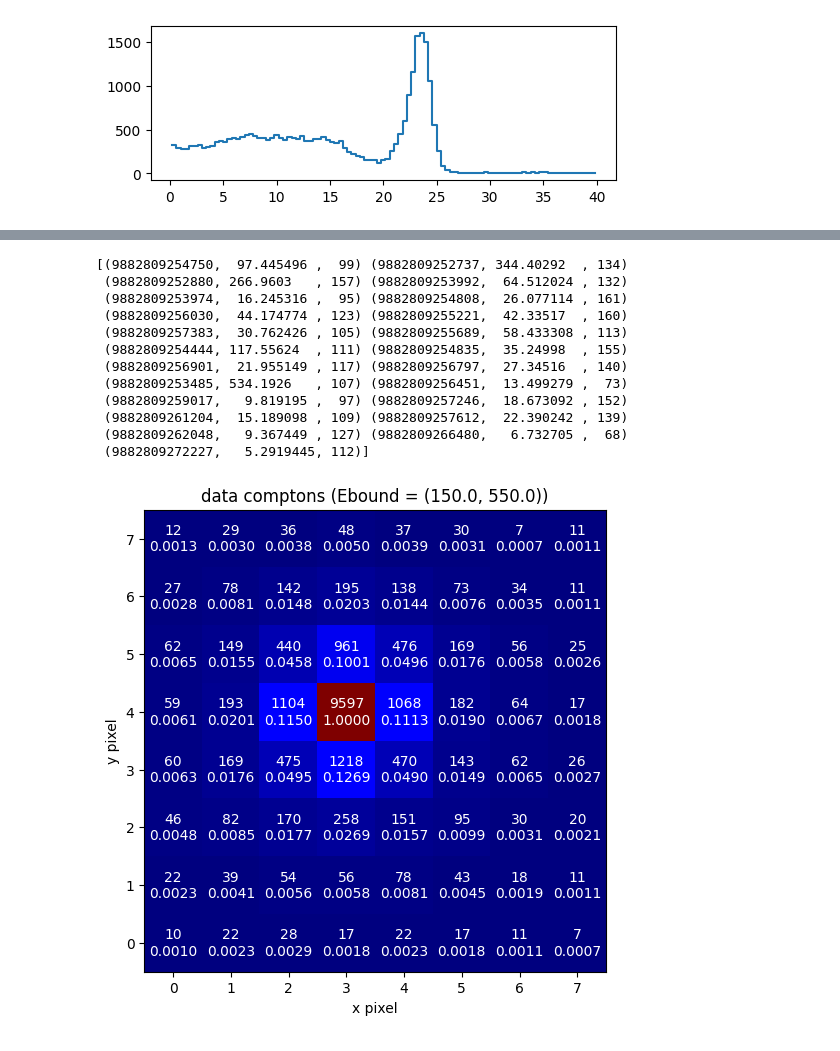
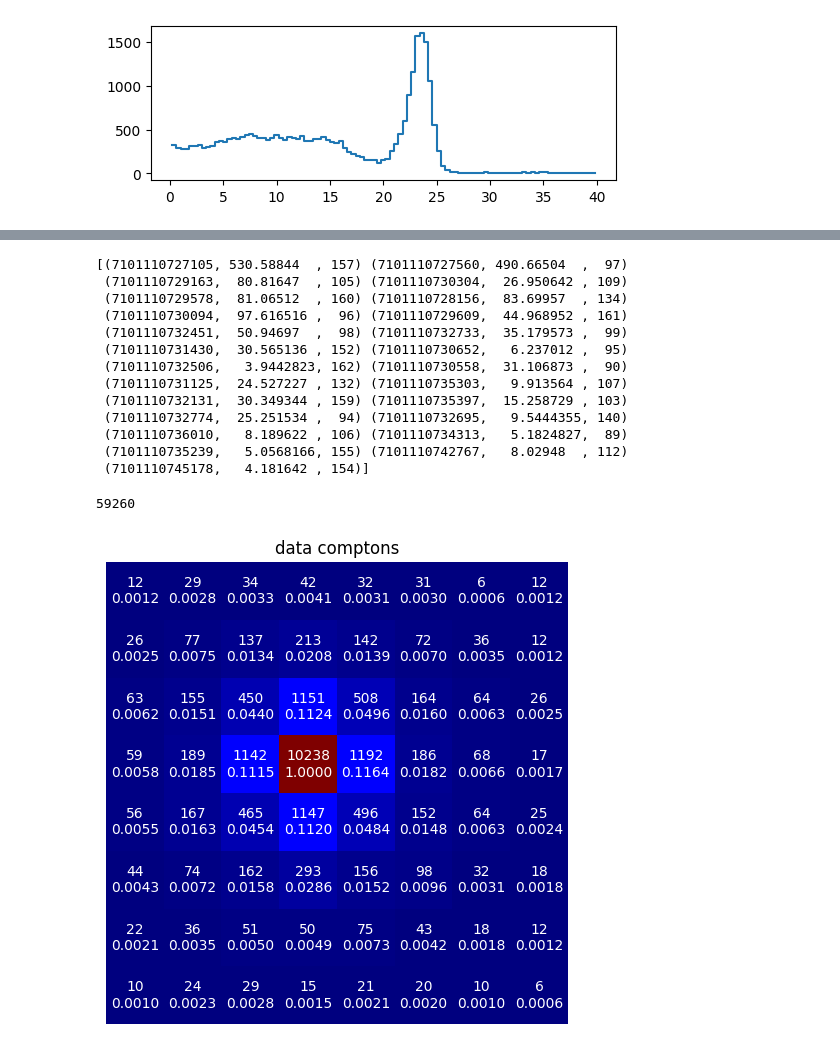
Before and after one commit to chenkale/TPPTComptonReconstruction, a Jupyter notebook: singlesanalysis.ipynb, the cells around one changed output, grey strips where cells are left out. Cells and saved outputs as stored; diff of their text form; code cells hidden in the pictures.

```diff
--- a/singlesanalysis.ipynb
+++ b/singlesanalysis.ipynb
@@ -249,7 +250,8 @@ def make_sipmhm_whole(relevents):
 #path = '/home/kale-chen/Documents/PET/MiniPET/singles/old/Run118_singles.ldat'
 #path = 'data/testcoinc.bin'
 #path = 'data/testtarget29.bin'
-path = 'data/joint_filter_testtarget29.bin'
+#path = 'data/joint_filter_testtarget29.bin'
+path = 'data/joint_filter_testtarget29ethresh10.bin'
 row_size = 16
 num_rows = os.path.getsize(path) // row_size
 dtypes = np.dtype([('time', np.int64),
@@ -258,4 +260,6 @@ dtypes = np.dtype([('time', np.int64),
 data = np.memmap(path, dtype=dtypes, mode='r', shape=(num_rows,))
 print(data[0:3])
 print(num_rows)
+photopeaks = np.fromfile('photopeaks.bin')
+escalars = energycal.obtainscalars(photopeaks)
 # %% [output]
@@ -394,61 +395,81 @@ lookat += 1
 # %%
 print(relcal)
 # %% [output]
-[(9882809254750,  97.445496 ,  99) (9882809252737, 344.40292  , 134)
- (9882809252880, 266.9603   , 157) (9882809253992,  64.512024 , 132)
- (9882809253974,  16.245316 ,  95) (9882809254808,  26.077114 , 161)
- (9882809256030,  44.174774 , 123) (9882809255221,  42.33517  , 160)
- (9882809257383,  30.762426 , 105) (9882809255689,  58.433308 , 113)
- (9882809254444, 117.55624  , 111) (9882809254835,  35.24998  , 155)
- (9882809256901,  21.955149 , 117) (9882809256797,  27.34516  , 140)
- (9882809253485, 534.1926   , 107) (9882809256451,  13.499279 ,  73)
- (9882809259017,   9.819195 ,  97) (9882809257246,  18.673092 , 152)
- (9882809261204,  15.189098 , 109) (9882809257612,  22.390242 , 139)
- (9882809262048,   9.367449 , 127) (9882809266480,   6.732705 ,  68)
- (9882809272227,   5.2919445, 112)]
+[(7101110727105, 530.58844  , 157) (7101110727560, 490.66504  ,  97)
+ (7101110729163,  80.81647  , 105) (7101110730304,  26.950642 , 109)
+ (7101110729578,  81.06512  , 160) (7101110728156,  83.69957  , 134)
+ (7101110730094,  97.616516 ,  96) (7101110729609,  44.968952 , 161)
+ (7101110732451,  50.94697  ,  98) (7101110732733,  35.179573 ,  99)
+ (7101110731430,  30.565136 , 152) (7101110730652,   6.237012 ,  95)
+ (7101110732506,   3.9442823, 162) (7101110730558,  31.106873 ,  90)
+ (7101110731125,  24.527227 , 132) (7101110735303,   9.913564 , 107)
+ (7101110732131,  30.349344 , 159) (7101110735397,  15.258729 , 103)
+ (7101110732774,  25.251534 ,  94) (7101110732695,   9.5444355, 140)
+ (7101110736010,   8.189622 , 106) (7101110734313,   5.1824827,  89)
+ (7101110735239,   5.0568166, 155) (7101110742767,   8.02948  , 112)
+ (7101110745178,   4.181642 , 154)]
 # %%
 heatmap = np.zeros(64)
-allenergies = []
+meansheatmap = np.zeros(64)
+meansheatmapcorrected = np.zeros(64)
+allenergies, targetid = [], 157
+firstenergies = []
+pairenergysums = []
 for i in tqdm(range(0, len(data), 10000000)):
     chunk = np.array(data[i:i+10000000])
     chunk = chunk[chunk['id'] > 127]
     chunk = chunk[chunk['id'] < 192]
+    chunk['energy'] = energycal.convertenergy(chunk['energy'], escalars[chunk['id']])
+    targetidchunk = chunk[chunk['id'] == targetid]
+    print(len(targetidchunk))
+    allenergies.extend(list(targetidchunk['energy']))
     chunk['id'] = chunk['id'] % 64
-    chunk['energy'] = energycal.convertenergy(chunk['energy'], escalars[chunk['id']])
-    chunk = chunk[chunk['energy'] > 150.0]
-    chunk = chunk[chunk['energy'] < 550.0]
+    chunk = chunk[chunk['energy'] > 100.0]
+    chunk = chunk[chunk['energy'] < 400.0]
     lasttime = chunk[0]['time']
     startindex, endindex = 0, 0
     neventsthisgroup = 0
     for i in range(len(chunk)):
         if chunk[i]['time'] - lasttime > 10000:
             if neventsthisgroup == 2:
-                heatmap[np.unique(chunk[startindex:endindex]['id'])] += 1
+                if targetid % 64 in chunk[startindex:endindex]['id']:
+                    heatmap[np.unique(chunk[startindex:endindex]['id'])] += 1
+                    meansheatmap[np.unique(chunk[startindex:endindex]['id'])] += np.sum(chunk[startindex:endindex]['energy'])
+                    targetidchunk = chunk[startindex:endindex][chunk[startindex:endindex]['id'] == targetid % 64]
+                    firstenergies.extend(list(targetidchunk['energy']))
+                    energies1, energies2 = chunk[startindex:endindex]['energy'][0], chunk[startindex:endindex]['energy'][1]
+                    ids1, ids2 = chunk[startindex:endindex]['id'][0], chunk[startindex:endindex]['id'][1]
+                    correctedenergies1, correctedenergies2 = crosstalk.correctenergies(ids1, ids2, energies1, energies2)
+                    pairenergysums.append(correctedenergies1 + correctedenergies2)
+                    meansheatmapcorrected[np.unique(chunk[startindex:endindex]['id'])] += correctedenergies1 + correctedenergies2
             startindex = endindex
             lasttime = chunk[i]['time']
             neventsthisgroup = 0
         endindex += 1
         neventsthisgroup += 1
+meansheatmap = meansheatmap / heatmap
+meansheatmapcorrected = meansheatmapcorrected / heatmap
+# %% [output]
+59260
 # %%
 plt.figure(figsize=(6, 6))
 heatmap = heatmap.reshape(8, 8)
 heatmapindexed = np.zeros((8, 8))
 photopeaksindexed = np.zeros((8, 8))
 for i in range(8):
     for j in range(8):
         x, y = indices[i * 8 + j][0], indices[i * 8 + j][1]
         heatmapindexed[x, y] = heatmap[i, j]
         photopeaksindexed[x, y] = photopeaks[i * 8 + j]
 heatmapindexed = heatmapindexed[::-1, ::1]
 plt.imshow(heatmapindexed, cmap='jet', origin='lower')
 for i in range(8):
     for j in range(8):
         #text = f'{int(heatmapindexed[i, j])}\n{heatmapindexed[i, j] / np.max(heatmapindexed):.4f}\n{photopeaksindexed[i, j]:.2f}'
         text = f'{int(heatmapindexed[i, j])}\n{heatmapindexed[i, j] / np.max(heatmapindexed):.4f}'
         plt.text(j, i, text, ha='center', va='center', color='white')
-plt.xlabel('x pixel')
-plt.ylabel('y pixel')
-plt.title('data comptons (Ebound = (150.0, 550.0))')
+plt.axis('off')
+plt.title('data comptons')
 plt.show()
 # %% [output]
-[figure, old version]
+[figure, new version]
```
Also changed, not shown: parts of 12 cells of this notebook, 11 other files.
